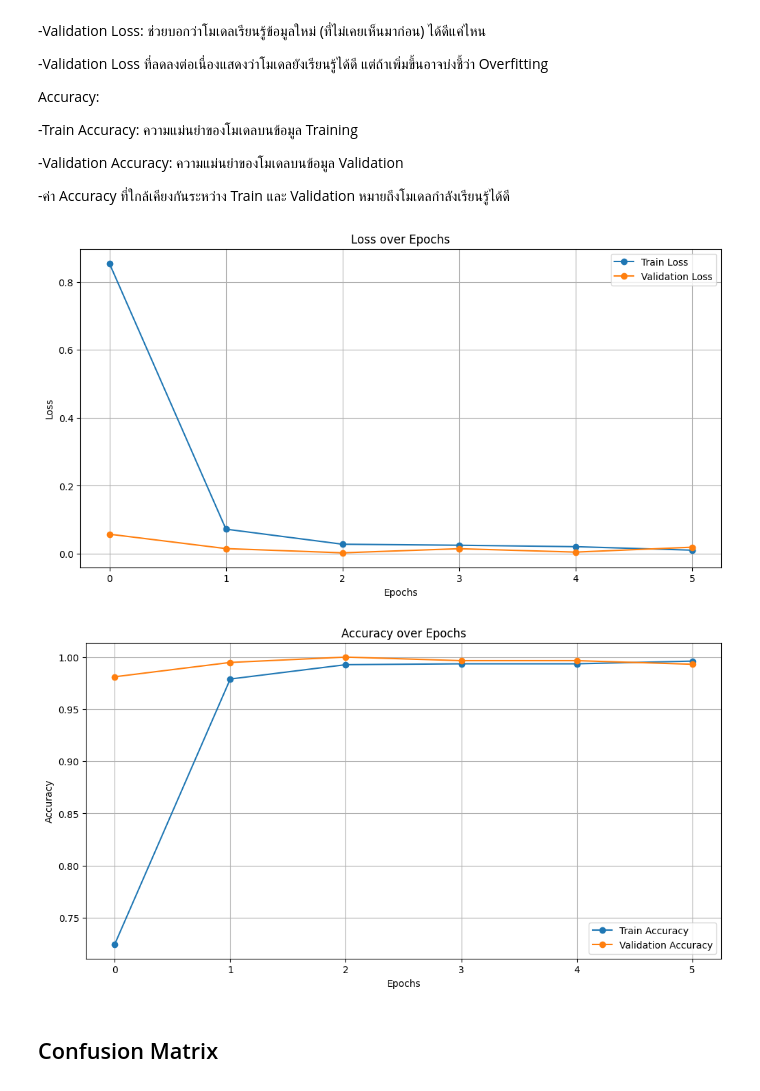
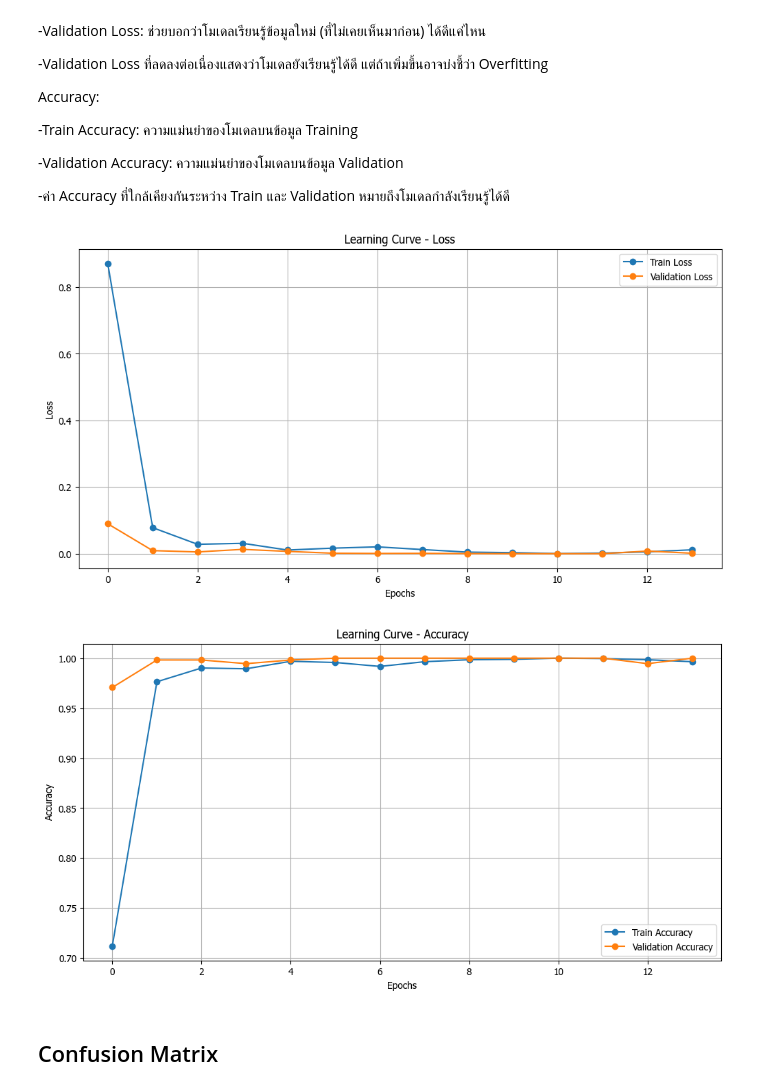
Before and after one commit to kunimpan/ocr-engine-python, a Jupyter notebook: scripts/cnn/cnn_char_credit.ipynb, the cells around one changed output. Saved outputs shown, nothing was run; the diff lists cells and outputs as text; code cells hidden in the pictures.

```diff
--- a/scripts/cnn/cnn_char_credit.ipynb
+++ b/scripts/cnn/cnn_char_credit.ipynb
@@ -126,12 +140,14 @@ print(X_test.shape)
 # %% [markdown]
 ## Prepare Dataset (Re-shape the Structure)
 # %%
-X_train = np.expand_dims(X_train, -1)     # run only Once! or  np.squeeze(X_train)
+X_train = np.expand_dims(X_train, -1)
 X_test = np.expand_dims(X_test, -1)
+X_val = np.expand_dims(X_val, -1)
 # %%
 # Normalize
 X_train = X_train.astype('float32') / 255.0
 X_test = X_test.astype('float32') / 255.0
+X_val = X_val.astype('float32') / 255.0
 # %%
 # Normalize Check
 np.min(X_train), np.max(X_train)
@@ -218,18 +234,32 @@ model.compile(optimizer='adam', loss='sparse_categorical_crossentropy', metrics=
 # %%
 import time
 from tensorflow.keras.callbacks import EarlyStopping
+from tensorflow.keras.preprocessing.image import ImageDataGenerator
+
+# สร้าง object สำหรับ data augmentation ด้วยการกำหนดพารามิเตอร์ที่ต้องการ
+datagen = ImageDataGenerator(
+    rotation_range=10,         # หมุนภาพสุ่มไม่เกิน 10 องศา
+    width_shift_range=0.1,     # เลื่อนภาพในแนวราบไม่เกิน 20%
+    height_shift_range=0.1,    # เลื่อนภาพในแนวตั้งไม่เกิน 20%
+    shear_range=0.1,           # ปรับมุมของภาพ
+    zoom_range=0.1,            # ซูมเข้าออก
+    horizontal_flip=False,     # พลิกภาพในแนวนอน (ถ้าจำเป็นให้ตั้งเป็น True)
+    fill_mode='nearest'        # วิธีเติมพิกเซลที่หายไปหลังการแปลง
+)
 
 start = time.time()
+early_stopping = EarlyStopping(monitor='val_loss', patience=3, restore_best_weights=True)
 
-early_stopping = EarlyStopping(monitor='val_loss', patience=3, restore_best_weights=True)
-history = model.fit(X_train, y_train, batch_size=32,
+# เทรนโมเดลโดยใช้ข้อมูลที่ถูกปรับปรุงแบบ Augmentation
+datagen.fit(X_train)
+history = model.fit(X_train, y_train,
+                    batch_size=32,
                     epochs=100,
-                    #validation_data=(X_test, y_test),
-                    validation_split=0.20,
-                    callbacks=[early_stopping], verbose=1,)
+                    validation_data=(X_val, y_val),
+                    callbacks=[early_stopping],
+                    verbose=1)
 
 end = time.time()
-
 print("Time Taken: {:.2f} minutes".format((end - start)/60))
 # %% [output]
 Epoch 1/100
@@ -271,34 +310,34 @@ Accuracy:
 # %%
 # ดึงข้อมูล Loss และ Accuracy
 train_loss = history.history['loss']
 val_loss = history.history['val_loss']
 train_acc = history.history['accuracy']
 val_acc = history.history['val_accuracy']
 
 # สร้างกราฟ Loss
 plt.figure(figsize=(12, 6))
 plt.plot(train_loss, label='Train Loss', marker='o')
 plt.plot(val_loss, label='Validation Loss', marker='o')
-plt.title('Loss over Epochs')
+plt.title('Learning Curve - Loss')
 plt.xlabel('Epochs')
 plt.ylabel('Loss')
 plt.legend()
 plt.grid()
 plt.show()
 
 # สร้างกราฟ Accuracy
 plt.figure(figsize=(12, 6))
 plt.plot(train_acc, label='Train Accuracy', marker='o')
 plt.plot(val_acc, label='Validation Accuracy', marker='o')
-plt.title('Accuracy over Epochs')
+plt.title('Learning Curve - Accuracy')
 plt.xlabel('Epochs')
 plt.ylabel('Accuracy')
 plt.legend()
 plt.grid()
 plt.show()
 # %% [output]
-[figure, old version]
+[figure, new version]
-[figure, old version]
+[figure, new version]
 # %% [markdown]
 ## Confusion Matrix
 # %%
```
Also changed, not shown: parts of 20 cells of this notebook, 11 other files.
